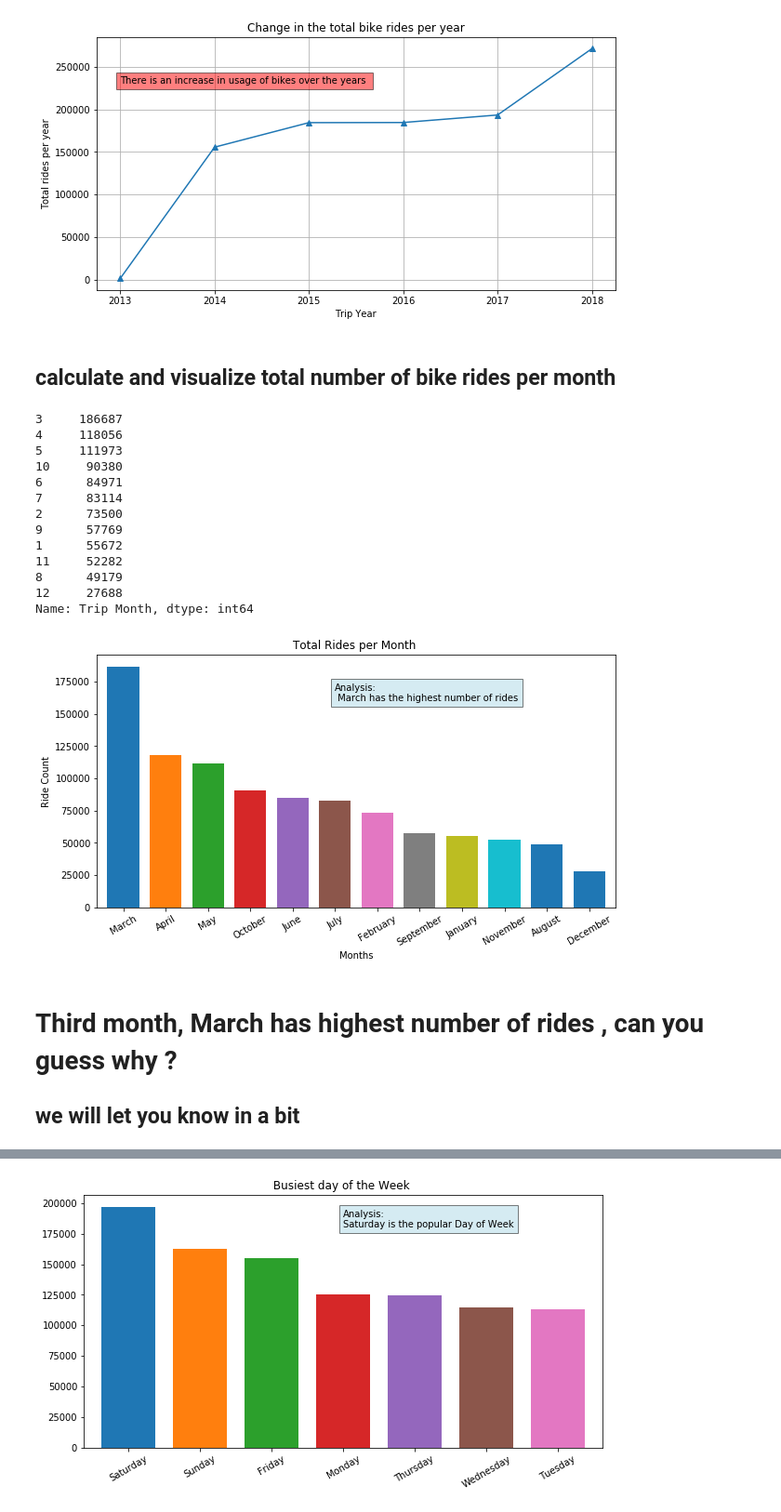
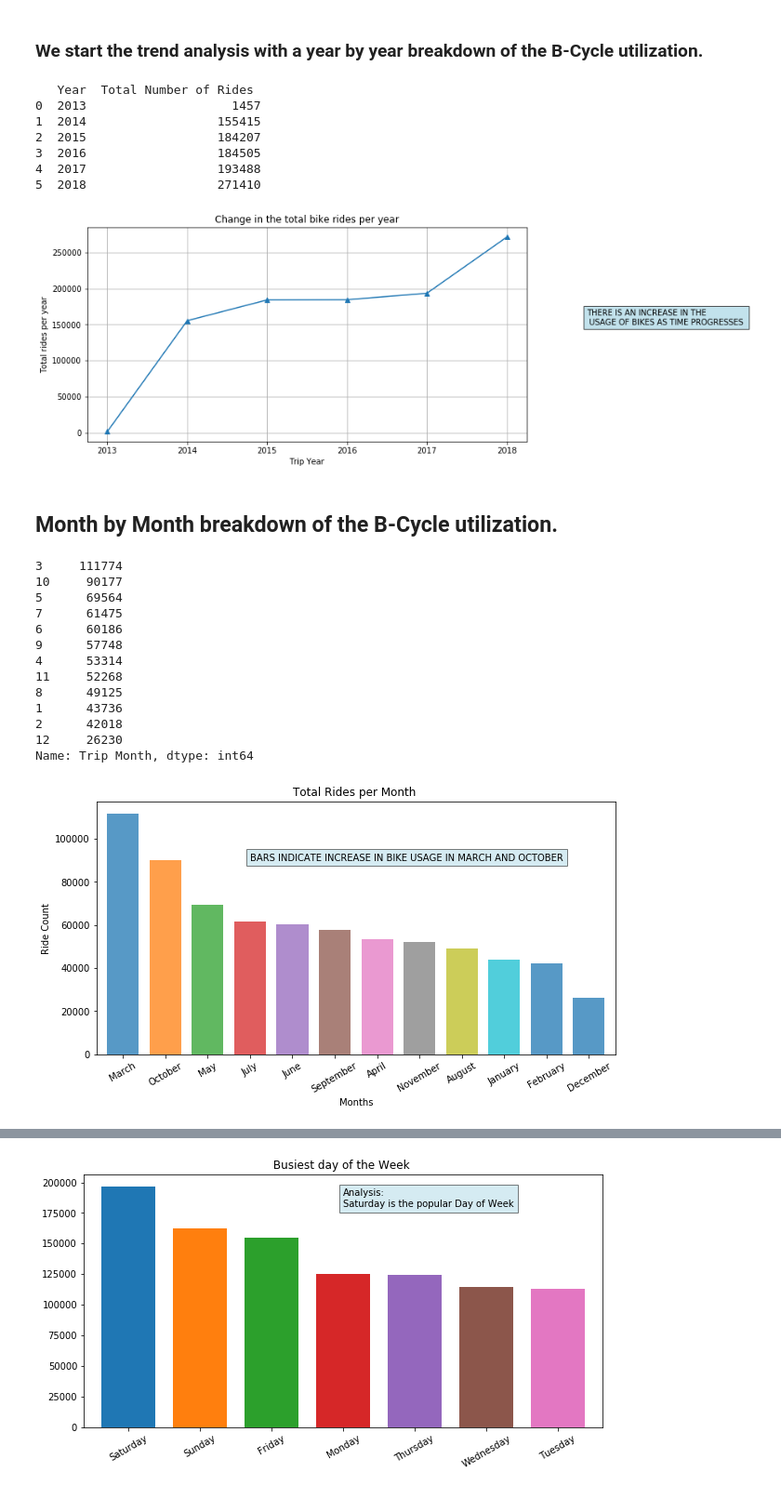
Before and after one commit to ananyay/Pedal_through_Austin, a Jupyter notebook: Data_Analysis_ananya.ipynb, the cells around one changed output, grey strips where cells are left out. Shown at 93% size. Cells and saved outputs as stored; diff of their text form; code cells hidden in the pictures.

```diff
--- a/Data_Analysis_ananya.ipynb
+++ b/Data_Analysis_ananya.ipynb
@@ -31,46 +30,59 @@ Name: Trip ID, dtype: int64
+# %% [markdown]
+### We start the trend analysis with a year by year breakdown of the B-Cycle utilization.
 # %%
+#
+df_bike_year = df_bike_cl.groupby('Trip Year')
+number_of_rides_per_year = df_bike_year['Trip ID'].count()
+rides_per_year_df = pd.DataFrame(data = number_of_rides_per_year,index = None).reset_index()
+rides_per_year_df = rides_per_year_df.rename(columns = {"Trip Year":"Year","Trip ID":"Total Number of Rides "})
+print(rides_per_year_df)
 # Plot the total number of rides per year using line graph
 Total_rides_per_year_chart = number_of_rides_per_year.plot(kind = "line",grid=True,marker='^',title = "Change in the total bike rides per year",figsize = (10,5))
-
 Total_rides_per_year_chart.set_xlabel("Trip Year")
 Total_rides_per_year_chart.set_ylabel("Total rides per year")
-plt.text(2013,230000,"There is an increase in usage of bikes over the years ",bbox=dict(facecolor='red',alpha =0.5))
-plt.savefig("Images/Rides_per_Year.png")
+plt.text(2019,150000,"THERE IS AN INCREASE IN THE \n USAGE OF BIKES AS TIME PROGRESSES ",bbox=dict(facecolor='lightblue',alpha =0.75))
+plt.savefig("Images/Rides_per_Year.png",bbox_inches = "tight")
 plt.show()
 # %% [output]
+   Year  Total Number of Rides
+0  2013                    1457
+1  2014                  155415
+2  2015                  184207
+3  2016                  184505
+4  2017                  193488
+5  2018                  271410
-[figure, old version]
+[figure, new version]
-# %% [markdown]
-## calculate and visualize  total number of bike rides per month
-# %%
-df_bike_month = df_bike_cl['Trip Month'].value_counts()
-df_bike_month
-# %% [output]
-3     186687
-4     118056
-5     111973
-10     90380
-6      84971
-7      83114
-2      73500
-9      57769
-1      55672
-11     52282
-8      49179
-12     27688
-Name: Trip Month, dtype: int64
+# %% [markdown]
+## Month by Month breakdown of the B-Cycle utilization.
+# %%
+# As we dont have records for all the month for the year 2013 and 2018 we excluded them and calculated from the year 2014 to 2017
+df_month = df_bike_cl.loc[(df_bike_cl["Trip Year"] >= 2014) & (df_bike_cl["Trip Year"] <= 2017),:]
+df_bike_month = df_month['Trip Month'].value_counts()
+df_bike_month
+# %% [output]
+3     111774
+10     90177
+5      69564
+7      61475
+6      60186
+9      57748
+4      53314
+11     52268
+8      49125
+1      43736
+2      42018
+12     26230
+Name: Trip Month, dtype: int64
 # %%
 # plot the graph for Total Rides per Month(try to add percentage )
 import calendar
 mn=[calendar.month_name[int(x)] for x in df_bike_month.index.values.tolist()]
-bike_chart = df_bike_month.plot.bar(title = "Total Rides per Month ",width = 0.75,figsize = (10,5),rot = 30)
+bike_chart = df_bike_month.plot.bar(title = "Total Rides per Month ",width = 0.75,figsize = (10,5),rot = 30,alpha = 0.75 )
 bike_chart.set_xticklabels(mn)
 bike_chart.set_xlabel("Months")
 bike_chart.set_ylabel("Ride Count")
-plt.text(5,160000,"Analysis:\n March has the highest number of rides",bbox=dict(facecolor='lightblue',alpha =0.5))
+plt.text(3,90000,"BARS INDICATE INCREASE IN BIKE USAGE IN MARCH AND OCTOBER",bbox=dict(facecolor='lightblue',alpha =0.5))
 plt.savefig("Images/Rides_per_Month.png")
 plt.show()
 # %% [output]
-[figure, old version]
+[figure, new version]
-# %% [markdown]
-# Third month, March has highest number of rides , can you guess why ?
-## we will let you know in a bit
```
Also changed, not shown: parts of 33 cells of this notebook, 4 other files.
